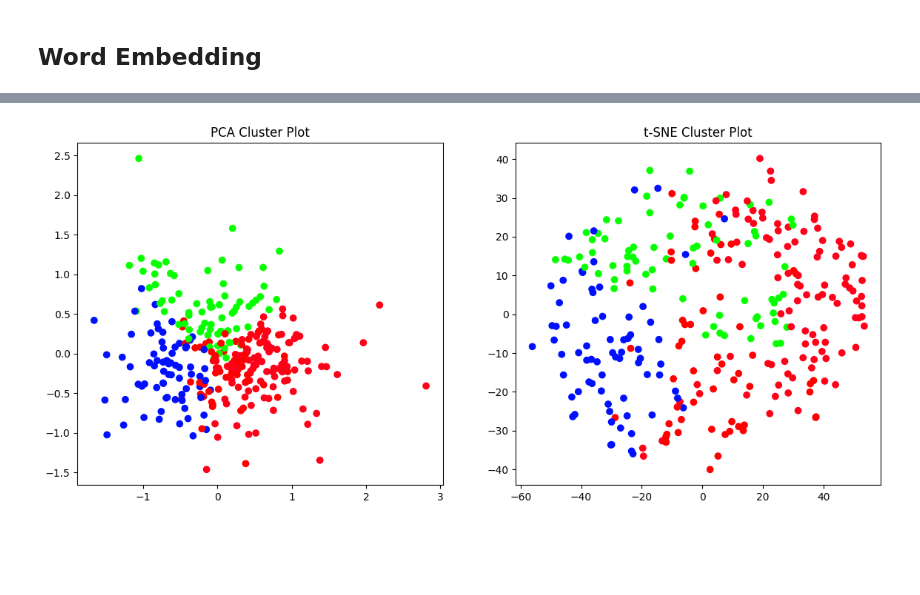
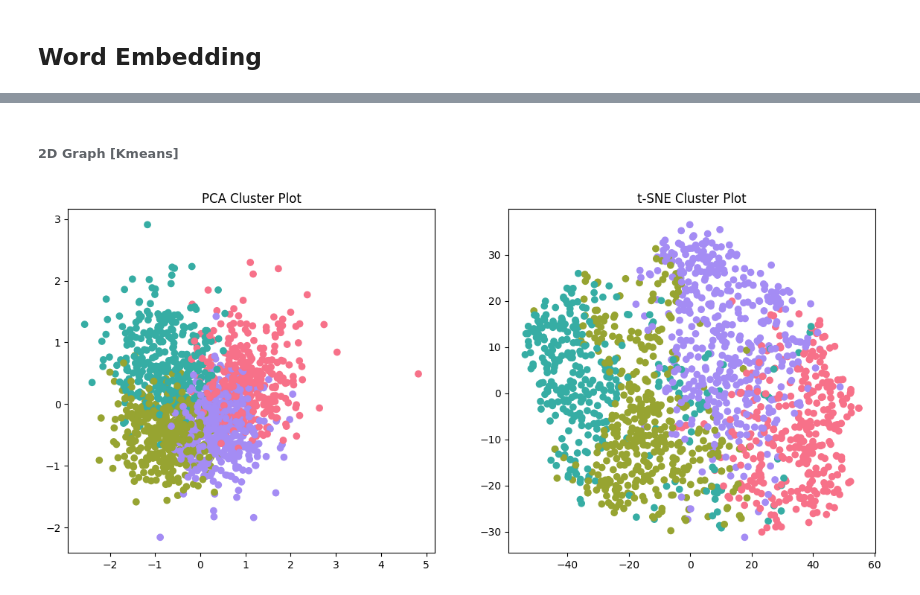
Before and after one commit to KacpiPL/Text_mining_tifu, a Jupyter notebook: scripts/2_clustering.ipynb, the cells around one changed output, grey strips where cells are left out. Drawn from its saved outputs; the diff is of its cells as text; code cells hidden in the pictures; blank space fills up the shorter version.

Commit message:
Tidied files
- Performed Clusterization charts
- Added Corr plots to classification
- Added Annotation to 2_clustering and 3_classification

```diff
--- a/scripts/2_clustering.ipynb
+++ b/scripts/2_clustering.ipynb
@@ -31,5 +29,5 @@ import seaborn as sns
 # %%
-df = pd.read_pickle('../data/tifu_cleaned.pkl')
+df = pd.read_pickle('../data/tifu_cleaned_2.pkl')
 # %% [markdown]
 ## Clustering
 # %% [markdown]
@@ -242,5 +167,7 @@ ax[0].scatter(pca[idx, 0], pca[idx, 1], c=label_colors)
+# %% [markdown]
+###### 2D Graph [Kmeans]
 # %%
 # Plotting PCA and t-SNE
-plot_tsne_pca_emb(embeddings_np, clusters_kmeans)
+cf.plot_tsne_pca_emb(embeddings_np, clusters_kmeans)
 # %% [output]
-[figure, old version]
+[figure, new version]
```
Also changed, not shown: parts of 36 cells of this notebook, 3 other files.
